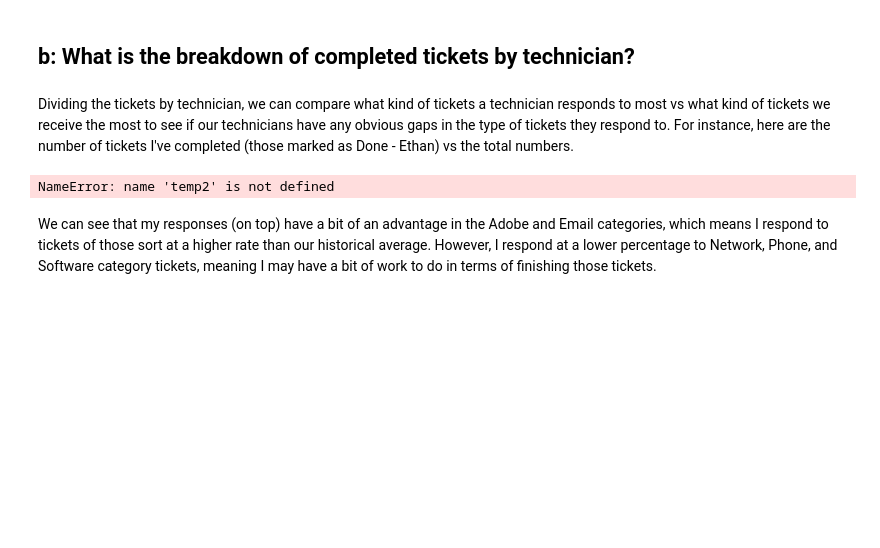
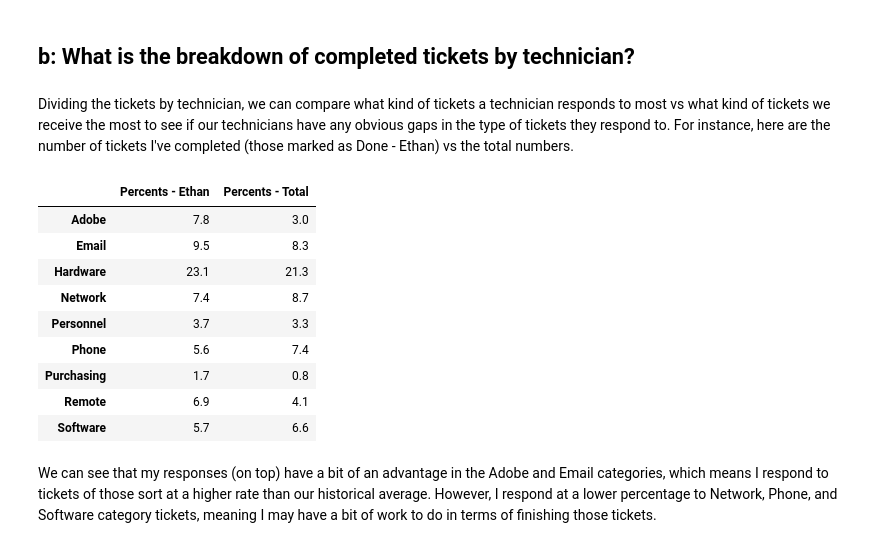
Before and after one commit to ecreagar/CSUAPublic, a Jupyter notebook: ProjectPresentation.ipynb, the cells around one changed output. Cells and saved outputs as stored; diff of their text form; code cells hidden in the pictures; blank space fills up the shorter version.

```diff
--- a/ProjectPresentation.ipynb
+++ b/ProjectPresentation.ipynb
@@ -775,15 +753,24 @@ Dividing the tickets by technician, we can compare what kind of tickets a techni
 # %%
 tempa = ethan
 tempa = tempa[["From","Percentage"]]
 temp2b = total
-temp2b = temp2[["From","Percentage"]]
+temp2b = temp2b[["From","Percentage"]]
 tempa = pd.concat([tempa,temp2b],axis=1)
 tempa = tempa["Percentage"]
 tempa.columns = ["Percents - Ethan","Percents - Total"]
 
-print(tempa.drop(["","Other"],axis=0))
+tempa.drop(["","Other"],axis=0)
 # %% [output]
-NameError: name 'temp2' is not defined
+|  | Percents - Ethan | Percents - Total |
+| Adobe | 7.8 | 3.0 |
+| Email | 9.5 | 8.3 |
+| Hardware | 23.1 | 21.3 |
+| Network | 7.4 | 8.7 |
+| Personnel | 3.7 | 3.3 |
+| Phone | 5.6 | 7.4 |
+| Purchasing | 1.7 | 0.8 |
+| Remote | 6.9 | 4.1 |
+| Software | 5.7 | 6.6 |
 # %% [markdown]
 We can see that my responses (on top) have a bit of an advantage in the Adobe and Email categories, which means I respond to tickets of those sort at a higher rate than our historical average. However, I respond at a lower percentage to Network, Phone, and Software category tickets, meaning I may have a bit of work to do in terms of finishing those tickets.
 # %% [markdown]
```
Also changed, not shown: parts of 16 cells of this notebook.
